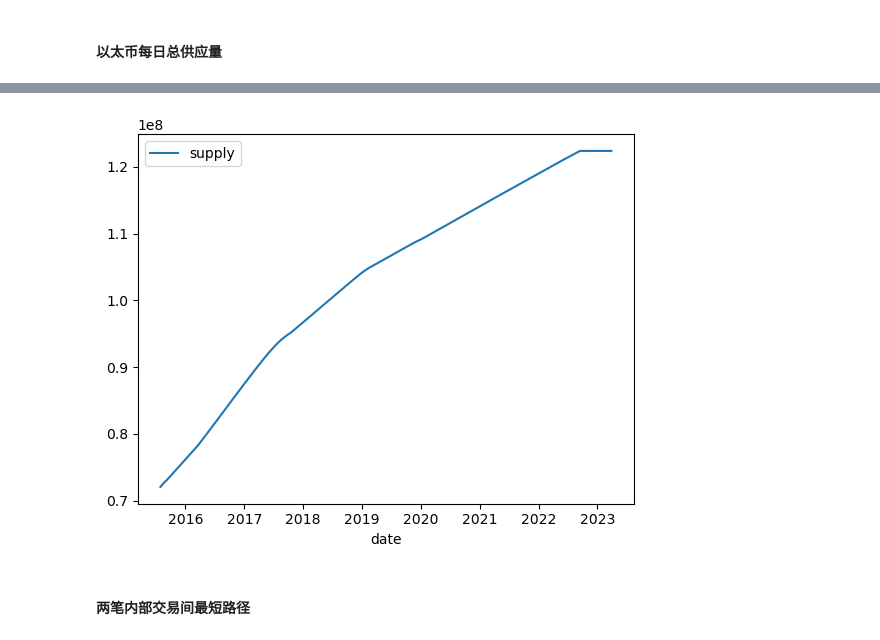
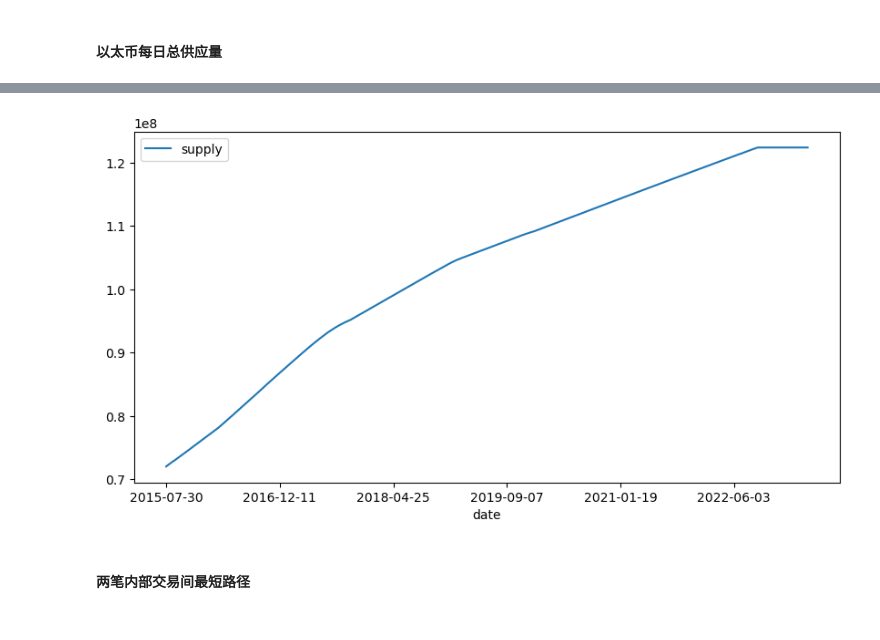
Before and after one commit to adalee2future/ethereum-analysis, a Jupyter notebook: Ethereum ETL.ipynb, the cells around one changed output, grey strips where cells are left out. Drawn from its saved outputs; the diff is of its cells as text; code cells hidden in the pictures.

```diff
--- a/Ethereum ETL.ipynb
+++ b/Ethereum ETL.ipynb
@@ -202,7 +201,7 @@ for json_file in json_files:
 
 tables = ['blocks', 'transactions', 'token_transfers', 'receipts', 'logs', 'contracts', 'tokens', 'traces']
 for table in tables:
-    print(table)
-    display(schema[table])
-    print()
+    display(HTML('<h5>{}</h5>'.format(table)))
+    df = schema[table]
+    display(df)
 # %% [output]
@@ -1225,8 +1209,8 @@ time: 11 seconds
 # %%
 supply = supply[supply['date'] > datetime.date(2015,1,1)]
-_ = supply.set_index('date').plot()
+_ = supply.set_index('date').plot(figsize=(10,5))
 # %% [output]
-[figure, old version]
+[figure, new version]
 # %% [markdown]
 #### 两笔内部交易间最短路径
 # %%
```
Also changed, not shown: parts of 86 cells of this notebook, 2 other files.
